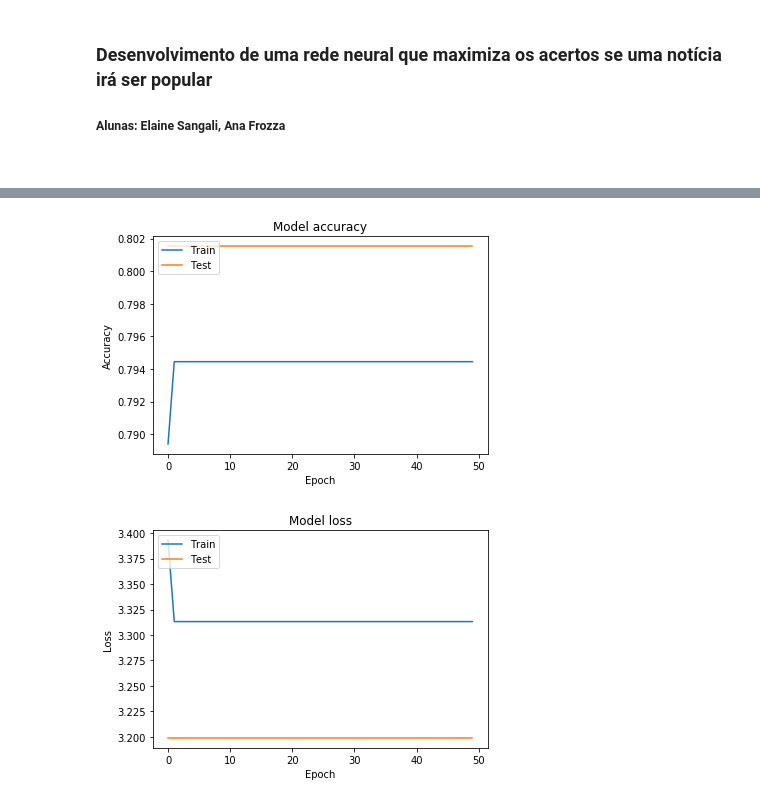
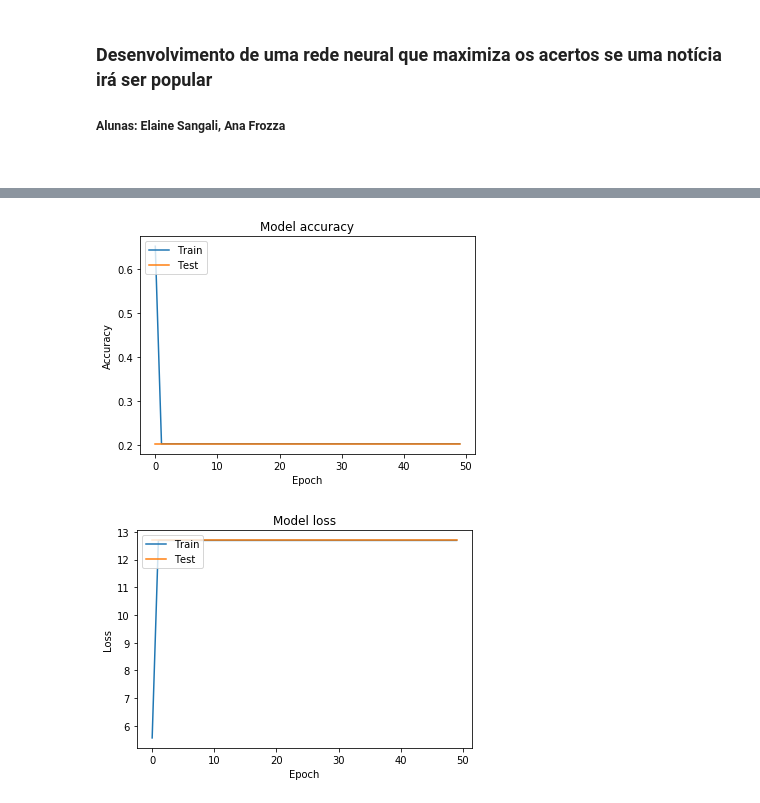
Before and after one commit to ncs92/redes-neurais, a Jupyter notebook: aps-redes-neurais.ipynb, the cells around one changed output, grey strips where cells are left out. Drawn from its saved outputs; the diff is of its cells as text; code cells hidden in the pictures.

```diff
--- a/aps-redes-neurais.ipynb
+++ b/aps-redes-neurais.ipynb
@@ -148,17 +160,20 @@ num_input = x_train.shape[1]
 # %%
 model = Sequential()
 
-model.add(Dense(units=40, activation='relu', input_dim=num_input))
-model.add(Dense(units=num_input, activation='relu'))
+model.add(Dense(units=100, activation='relu', input_dim=num_input))
+model.add(Dense(units=59, activation='relu'))
 model.add(Dense(1, activation='sigmoid'))
 
 model.compile(loss='binary_crossentropy',
-              optimizer='sgd',
+              optimizer='adam',
               metrics=['accuracy'])
 
 history = model.fit(x_train, y_train, validation_split=0.25, epochs=50, batch_size=16, verbose=1)
 
 loss_and_metrics = model.evaluate(x_test, y_test, batch_size=16)
+print("\n Taxa de acerto: %.2f%%" % (loss_and_metrics[1]*100))
+
+#optimizer : sgd
 
 # Plot training & validation accuracy values
 plt.plot(history.history['acc'])
@@ -168,15 +183,6 @@ plt.ylabel('Accuracy')
 plt.xlabel('Epoch')
 plt.legend(['Train', 'Test'], loc='upper left')
 plt.show()
-
-# Plot training & validation loss values
-plt.plot(history.history['loss'])
-plt.plot(history.history['val_loss'])
-plt.title('Model loss')
-plt.ylabel('Loss')
-plt.xlabel('Epoch')
-plt.legend(['Train', 'Test'], loc='upper left')
-plt.show()
 # %% [output]
 Train on 20812 samples, validate on 6938 samples
 Epoch 1/50
@@ -198,2 +204,2 @@ Epoch 50/50
-[figure, old version]
+[figure, new version]
-[figure, old version]
+[figure, new version]
```
Also changed, not shown: parts of 17 cells of this notebook, 15 other files.
